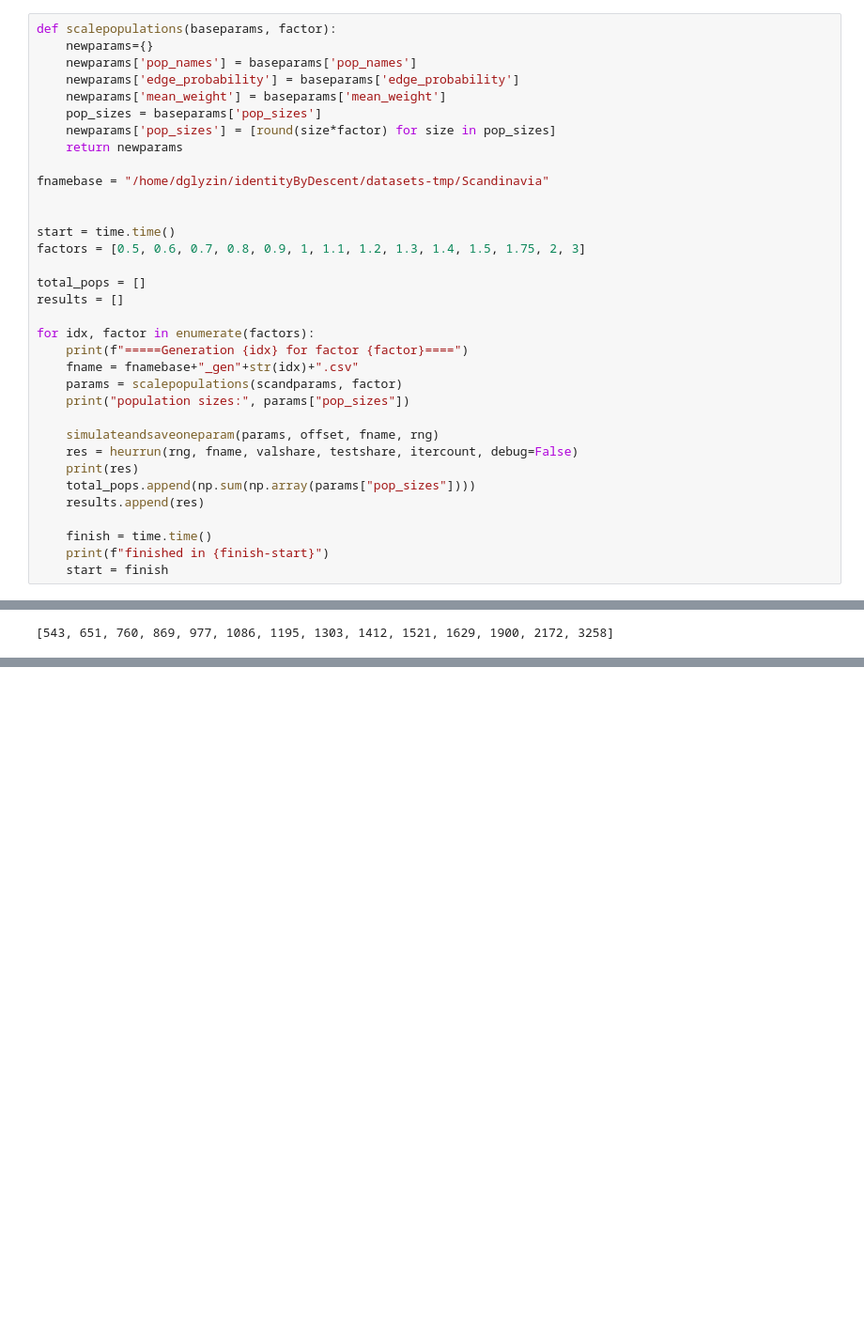
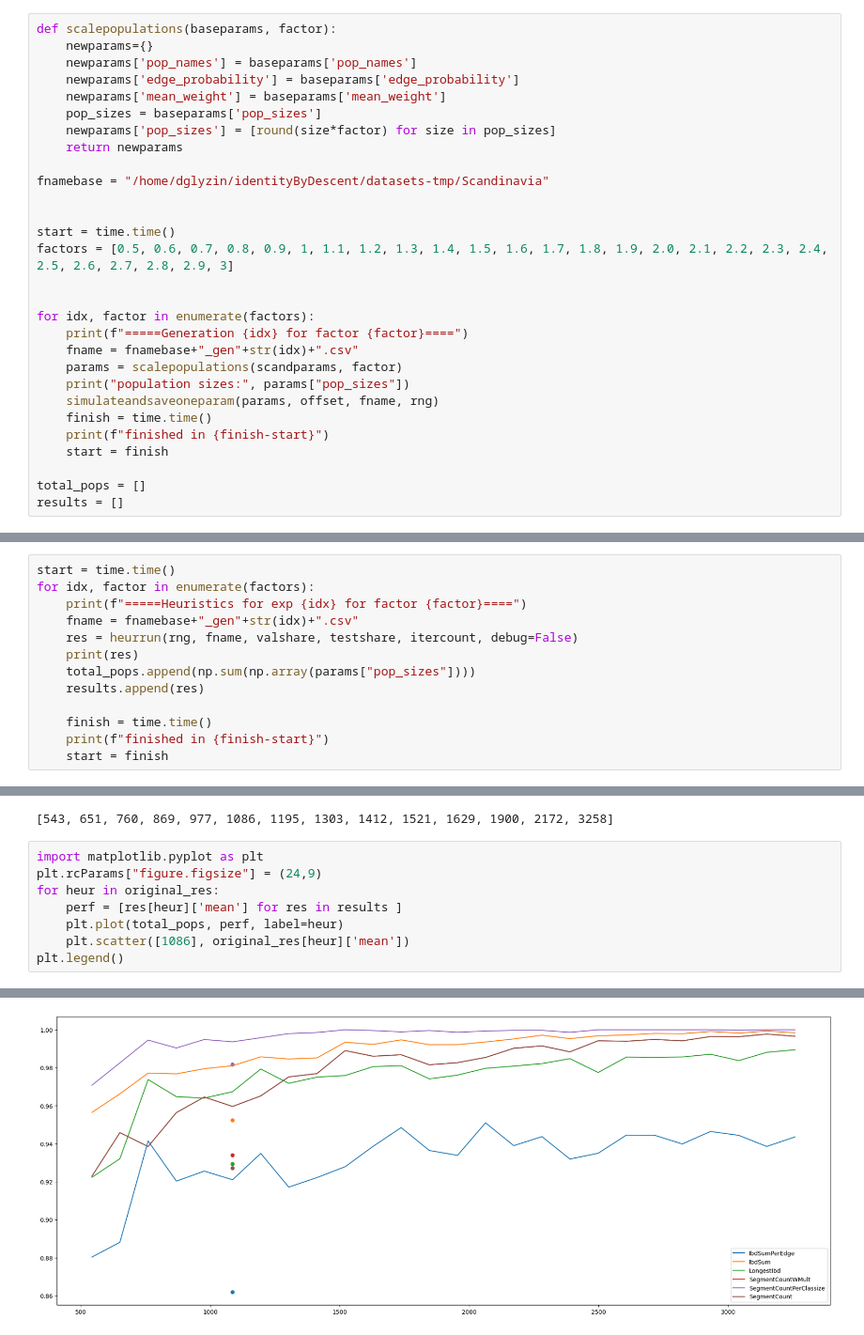
Before and after one commit to Genomics-HSE/ancestry-inference, a Jupyter notebook: notebooks/metric_dependency.ipynb, the cells around one changed output, grey strips where cells are left out. Shown at 94% size. Cells and saved outputs as stored; diff of their text form; blank space fills up the shorter version.

```diff
--- a/notebooks/metric_dependency.ipynb
+++ b/notebooks/metric_dependency.ipynb
@@ -52,26 +144,21 @@ fnamebase = "/home/dglyzin/identityByDescent/datasets-tmp/Scandinavia"
 
 
 start = time.time()
-factors = [0.5, 0.6, 0.7, 0.8, 0.9, 1, 1.1, 1.2, 1.3, 1.4, 1.5, 1.75, 2, 3]
+factors = [0.5, 0.6, 0.7, 0.8, 0.9, 1, 1.1, 1.2, 1.3, 1.4, 1.5, 1.6, 1.7, 1.8, 1.9, 2.0, 2.1, 2.2, 2.3, 2.4, 2.5, 2.6, 2.7, 2.8, 2.9, 3]
 
-total_pops = []
-results = []
 
 for idx, factor in enumerate(factors):
     print(f"=====Generation {idx} for factor {factor}====")
     fname = fnamebase+"_gen"+str(idx)+".csv"
     params = scalepopulations(scandparams, factor)
     print("population sizes:", params["pop_sizes"])
-
     simulateandsaveoneparam(params, offset, fname, rng)
-    res = heurrun(rng, fname, valshare, testshare, itercount, debug=False)
-    print(res)
-    total_pops.append(np.sum(np.array(params["pop_sizes"])))
-    results.append(res)
-
     finish = time.time()
     print(f"finished in {finish-start}")
     start = finish
+
+total_pops = []
+results = []
 # %% [output]
 =====Generation 0 for factor 0.5====
 population sizes: [260, 188, 95]
@@ -105,0 +181,13 @@ plt.scatter([1086], [0.9523135302034165])
+# %%
+start = time.time()
+for idx, factor in enumerate(factors):
+    print(f"=====Heuristics for exp {idx} for factor {factor}====")
+    fname = fnamebase+"_gen"+str(idx)+".csv"
+    res = heurrun(rng, fname, valshare, testshare, itercount, debug=False)
+    print(res)
+    total_pops.append(np.sum(np.array(params["pop_sizes"])))
+    results.append(res)
+
+    finish = time.time()
+    print(f"finished in {finish-start}")
+    start = finish
@@ -107,3 +213,12 @@ plt.scatter([1086], [0.9523135302034165])
 total_pops
 # %% [output]
 [543, 651, 760, 869, 977, 1086, 1195, 1303, 1412, 1521, 1629, 1900, 2172, 3258]
+# %%
+import matplotlib.pyplot as plt
+plt.rcParams["figure.figsize"] = (24,9)
+for heur in original_res:
+    perf = [res[heur]['mean'] for res in results ]
+    plt.plot(total_pops, perf, label=heur)
+    plt.scatter([1086], original_res[heur]['mean'])
+plt.legend()
+# %% [output]
@@ -109,0 +226 @@ total_pops
+[figure, added]
```
Also changed, not shown: parts of 14 cells of this notebook, 2 other files.
